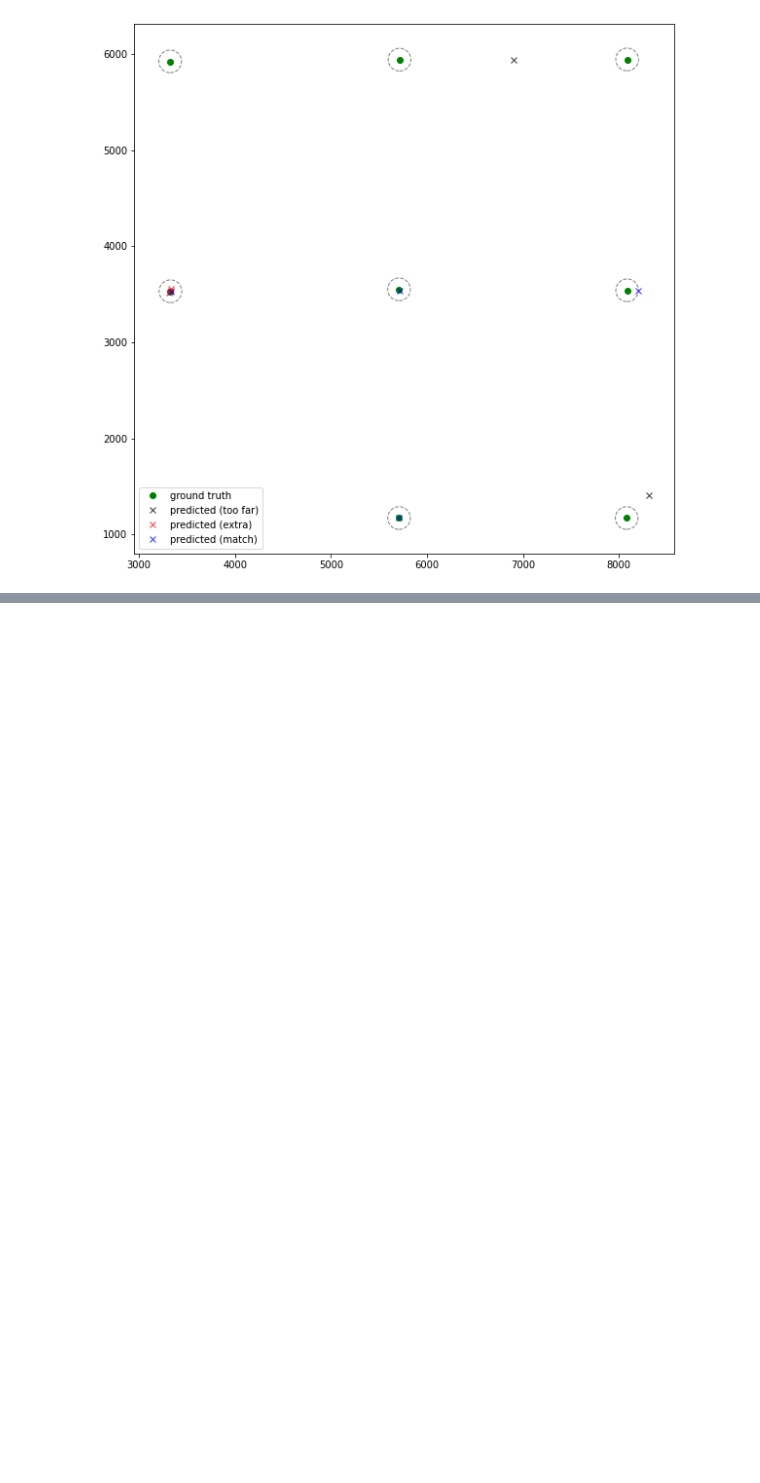
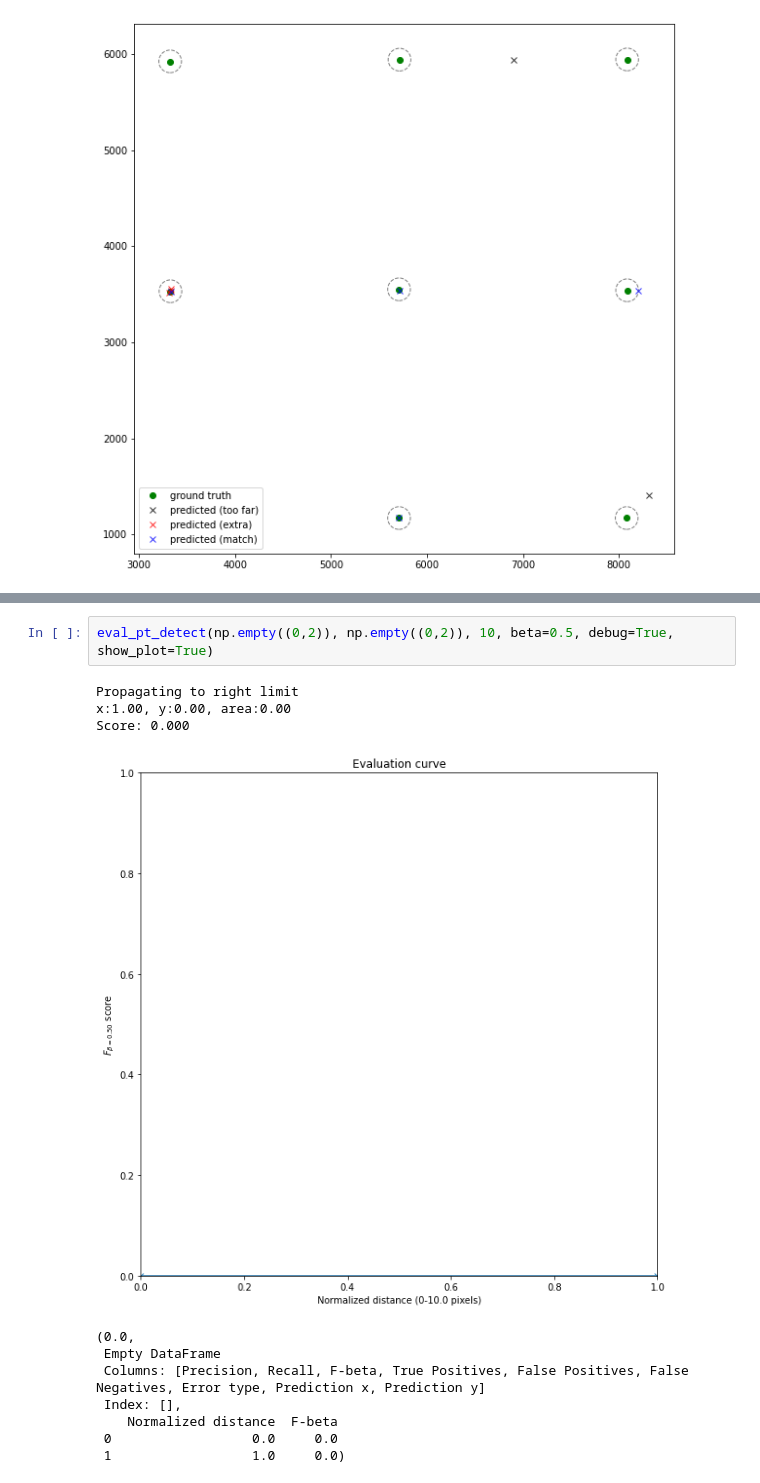
Before and after one commit to icdar21-mapseg/icdar21-mapseg-eval, a Jupyter notebook: task3_point_detect_eval_demo.ipynb, the cells around one changed output, grey strips where cells are left out. Saved outputs shown, nothing was run; the diff lists cells and outputs as text; blank space fills up the shorter version.

```diff
--- a/task3_point_detect_eval_demo.ipynb
+++ b/task3_point_detect_eval_demo.ipynb
@@ -131,0 +146,14 @@ show_predictions_classified(ground_truth, df, radius_limit, filename="out.pdf")
+# %%
+eval_pt_detect(np.empty((0,2)), np.empty((0,2)), 10, beta=0.5, debug=True, show_plot=True)
+# %% [output]
+Propagating to right limit
+x:1.00, y:0.00, area:0.00
+Score: 0.000
+[figure, added]
+(0.0,
+ Empty DataFrame
+ Columns: [Precision, Recall, F-beta, True Positives, False Positives, False Negatives, Error type, Prediction x, Prediction y]
+ Index: [],
+    Normalized distance  F-beta
+ 0                  0.0     0.0
+ 1                  1.0     0.0)
```
Also changed, not shown: parts of 14 cells of this notebook.
